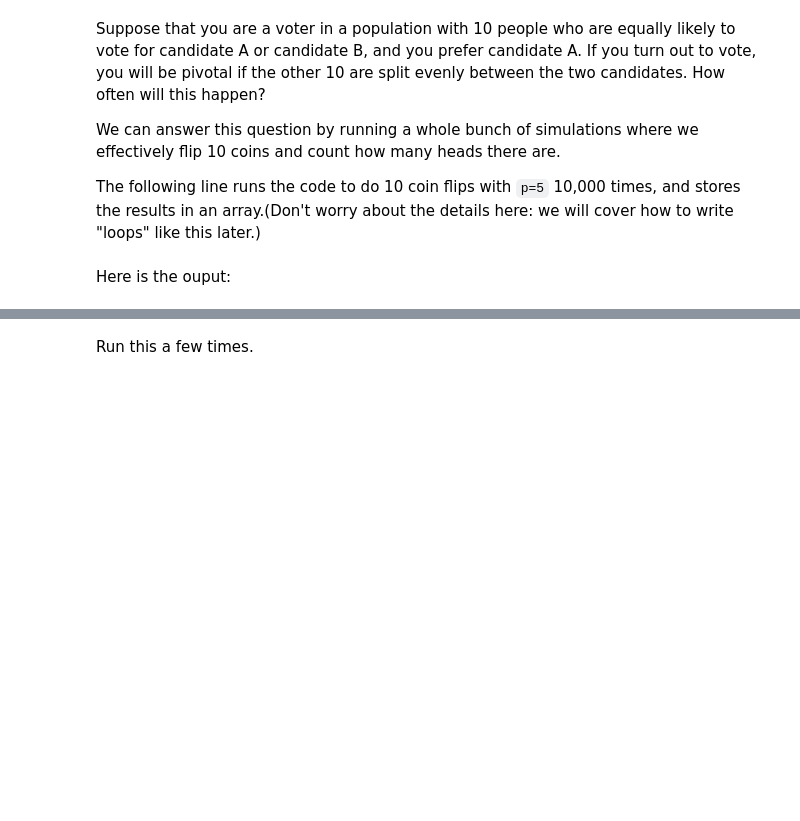
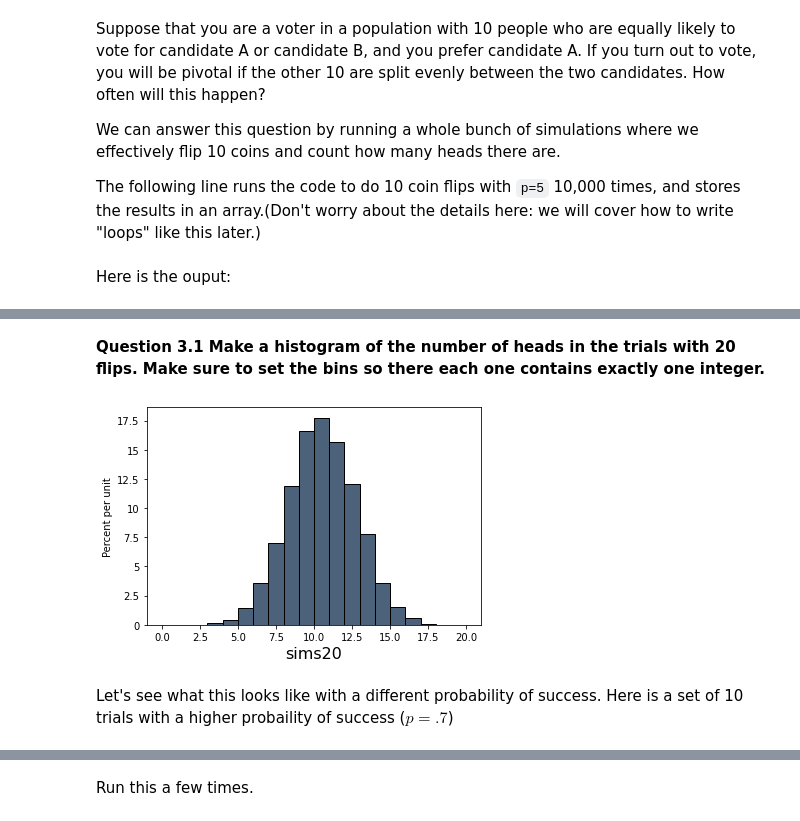
Before and after one commit to ds-modules/PS-88-21-DEV, a Jupyter notebook: lab/lab3/PS88_lab_week3.ipynb, the cells around one changed output, grey strips where cells are left out. Saved outputs shown, nothing was run; the diff lists cells and outputs as text; code cells hidden in the pictures; blank space fills up the shorter version.

```diff
--- a/lab/lab3/PS88_lab_week3.ipynb
+++ b/lab/lab3/PS88_lab_week3.ipynb
@@ -139,0 +220,8 @@ Now let's add a variable which indicates whether a new voter would be pivotal.
+# %% [markdown]
+**Question 3.1 Make a histogram of the number of heads in the trials with 20 flips. Make sure to set the bins so there each one contains exactly one integer.**
+# %%
+simtable.hist("sims20", bins=range(21))
+# %% [output]
+[figure, added]
+# %% [markdown]
+Let's see what this looks like with a different probability of success. Here is a set of 10 trials with a higher probaility of success ($p = .7$)
```
Also changed, not shown: parts of 48 cells of this notebook, 1 other file.
